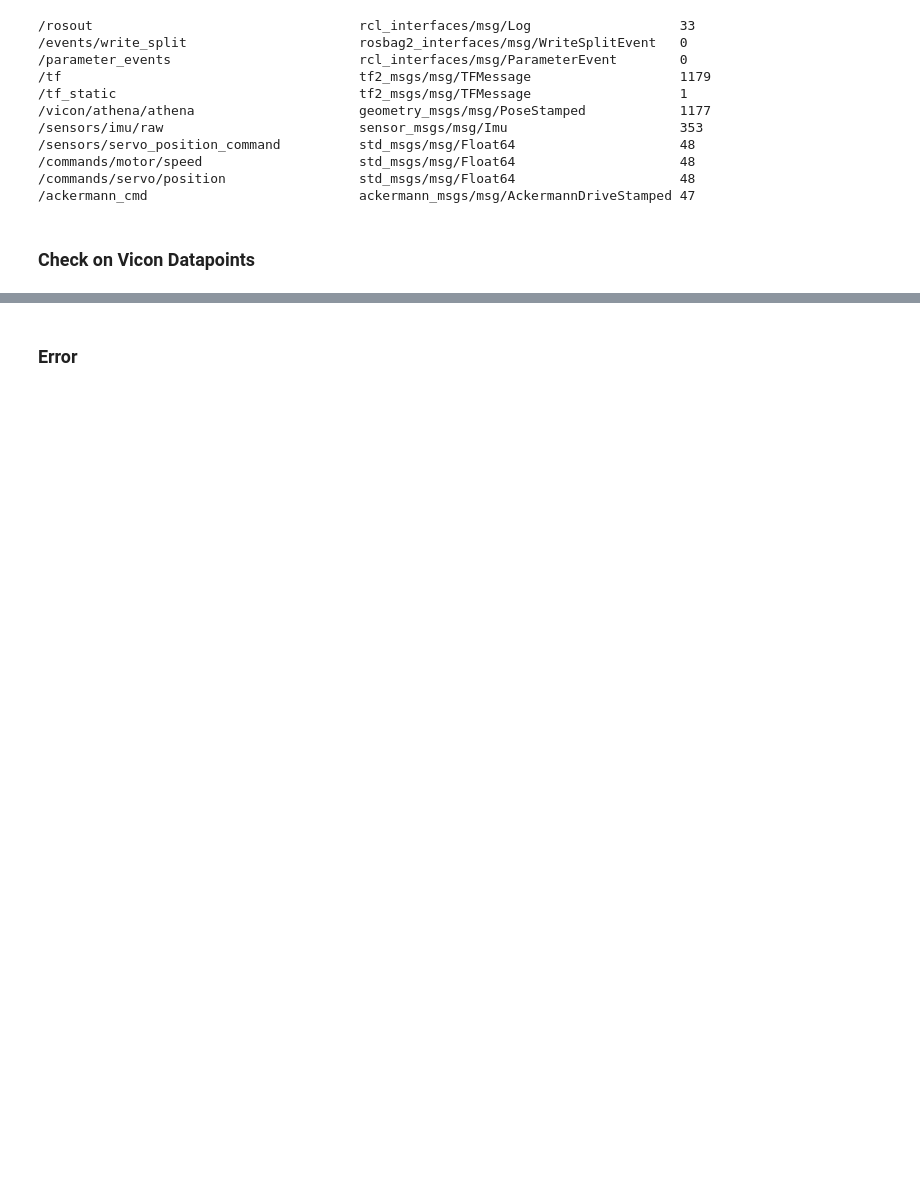
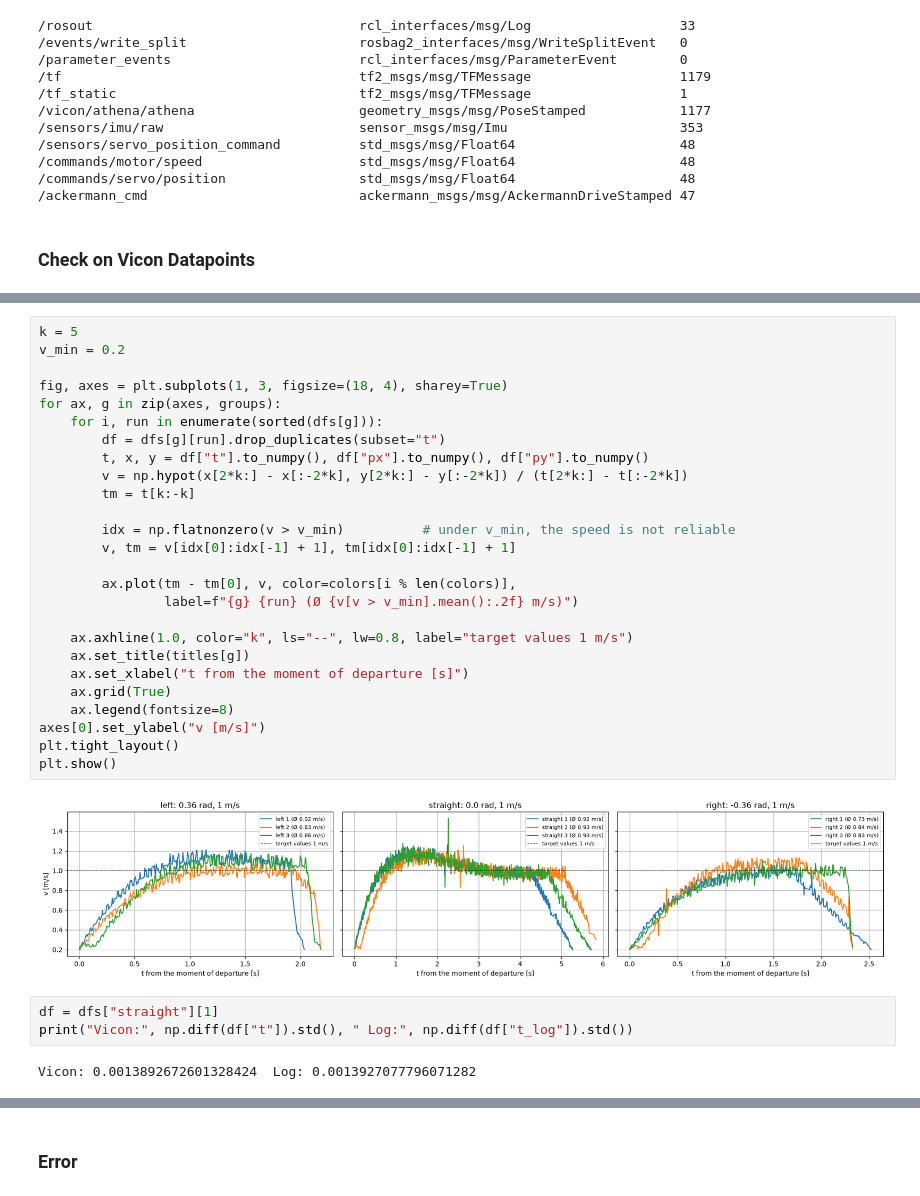
Before and after one commit to Autonomous-System-ZHAW/athena-data-analysis, a Jupyter notebook: sim-to-real-gap/stage-1-testing/data-analysis-stage-1.ipynb, the cells around one changed output, grey strips where cells are left out. Cells and saved outputs as stored; diff of their text form; blank space fills up the shorter version.

```diff
--- a/sim-to-real-gap/stage-1-testing/data-analysis-stage-1.ipynb
+++ b/sim-to-real-gap/stage-1-testing/data-analysis-stage-1.ipynb
@@ -138,0 +173,33 @@ stage-1-test-straight-3: 1853 Msg (57 deleted)
+# %%
+k = 5
+v_min = 0.2
+
+fig, axes = plt.subplots(1, 3, figsize=(18, 4), sharey=True)
+for ax, g in zip(axes, groups):
+    for i, run in enumerate(sorted(dfs[g])):
+        df = dfs[g][run].drop_duplicates(subset="t")
+        t, x, y = df["t"].to_numpy(), df["px"].to_numpy(), df["py"].to_numpy()
+        v = np.hypot(x[2*k:] - x[:-2*k], y[2*k:] - y[:-2*k]) / (t[2*k:] - t[:-2*k])
+        tm = t[k:-k]
+
+        idx = np.flatnonzero(v > v_min)          # under v_min, the speed is not reliable
+        v, tm = v[idx[0]:idx[-1] + 1], tm[idx[0]:idx[-1] + 1]
+
+        ax.plot(tm - tm[0], v, color=colors[i % len(colors)],
+                label=f"{g} {run} (Ø {v[v > v_min].mean():.2f} m/s)")
+
+    ax.axhline(1.0, color="k", ls="--", lw=0.8, label="target values 1 m/s")
+    ax.set_title(titles[g])
+    ax.set_xlabel("t from the moment of departure [s]")
+    ax.grid(True)
+    ax.legend(fontsize=8)
+axes[0].set_ylabel("v [m/s]")
+plt.tight_layout()
+plt.show()
+# %% [output]
+[figure, added]
+# %%
+df = dfs["straight"][1]
+print("Vicon:", np.diff(df["t"]).std(), " Log:", np.diff(df["t_log"]).std())
+# %% [output]
+Vicon: 0.0013892672601328424  Log: 0.0013927077796071282
```
Also changed, not shown: parts of 13 cells of this notebook, 18 other files.
